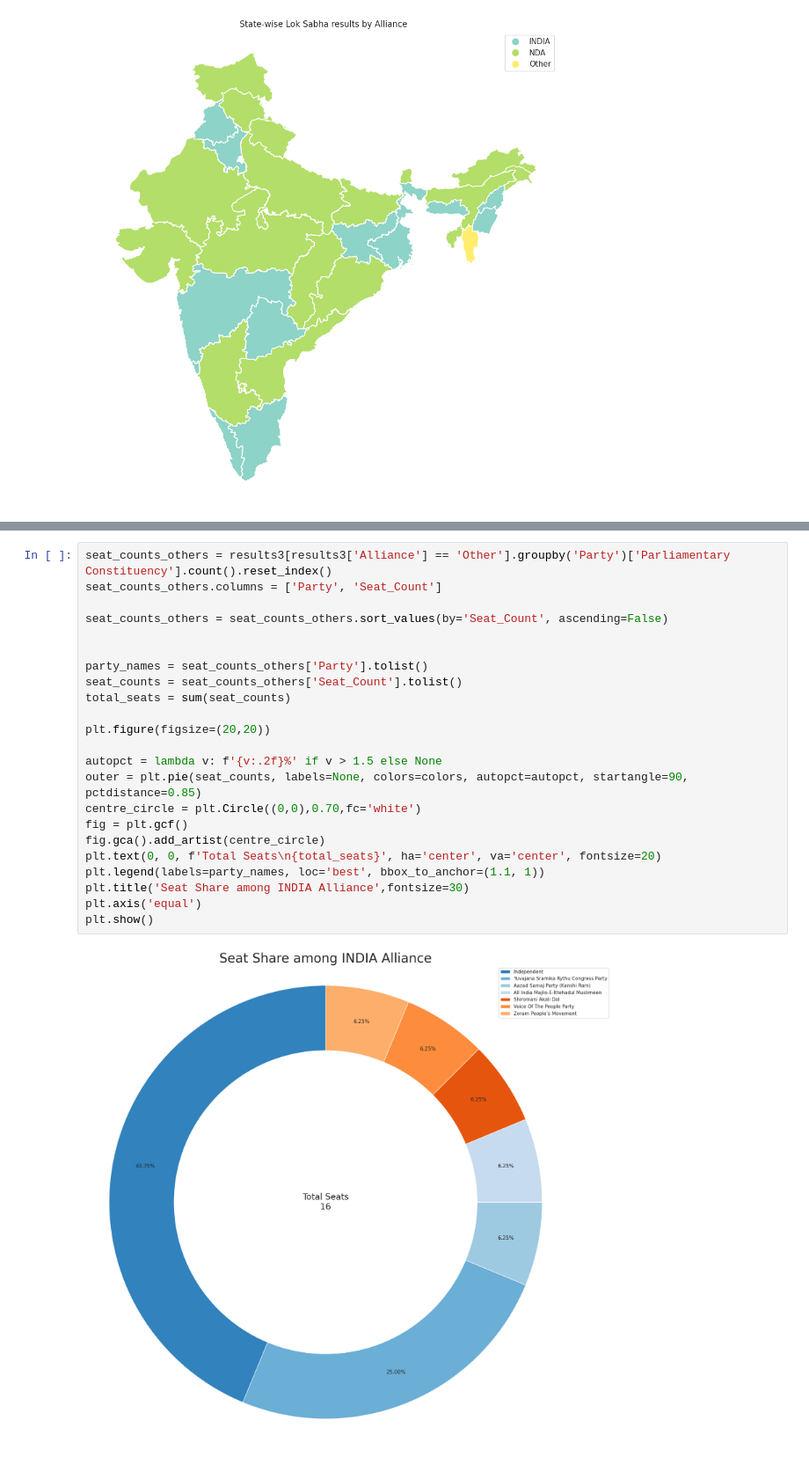
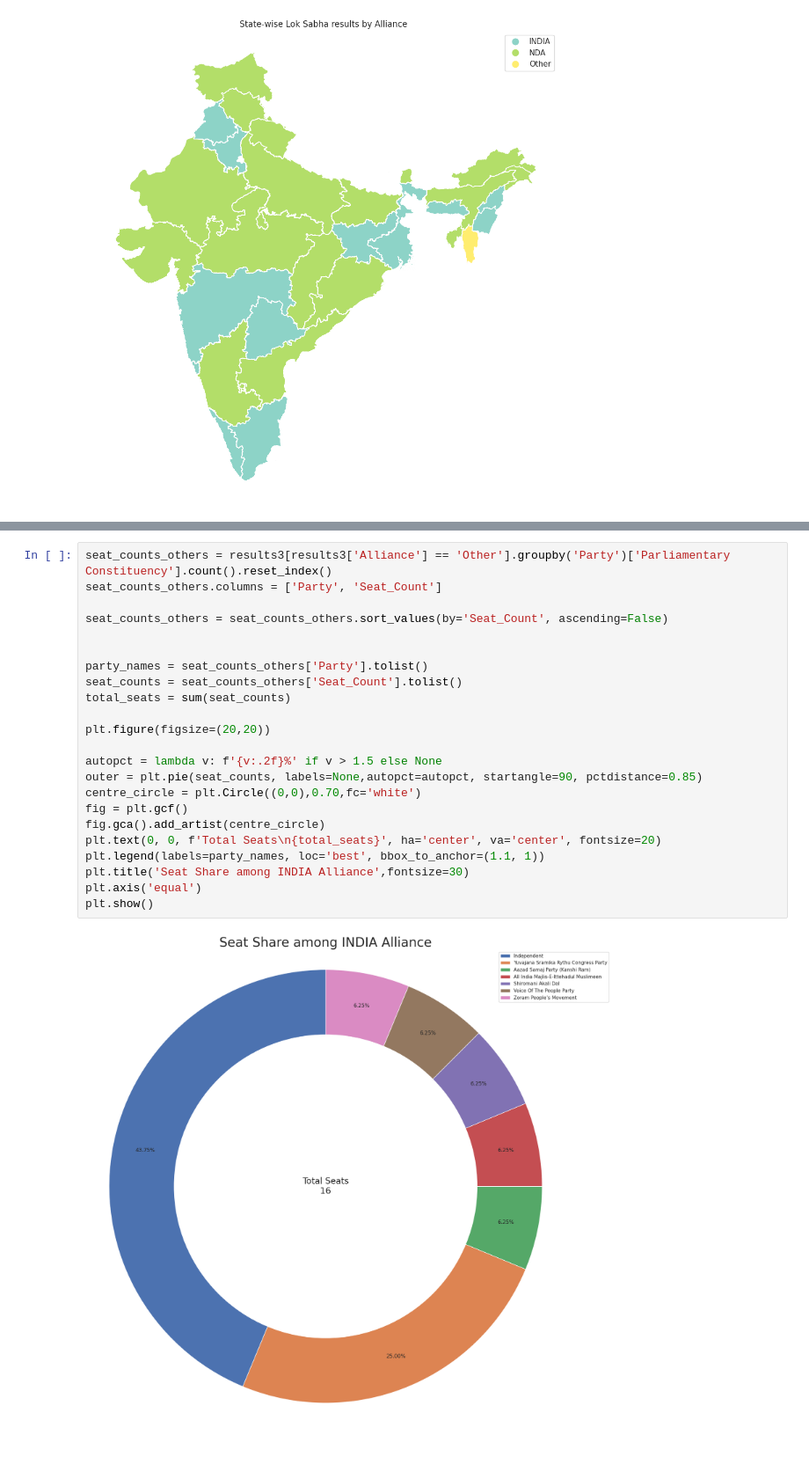
Before and after one commit to GHUB-arnav-10/LS_Results_Analysis, a Jupyter notebook: LokSabha2024_Insights.ipynb, the cells around one changed output, grey strips where cells are left out. Shown at 88% size. Cells and saved outputs as stored; diff of their text form.

```diff
--- a/LokSabha2024_Insights.ipynb
+++ b/LokSabha2024_Insights.ipynb
@@ -553,25 +555,25 @@ plt.show()
 # %%
 seat_counts_others = results3[results3['Alliance'] == 'Other'].groupby('Party')['Parliamentary Constituency'].count().reset_index()
 seat_counts_others.columns = ['Party', 'Seat_Count']
 
 seat_counts_others = seat_counts_others.sort_values(by='Seat_Count', ascending=False)
 
 
 party_names = seat_counts_others['Party'].tolist()
 seat_counts = seat_counts_others['Seat_Count'].tolist()
 total_seats = sum(seat_counts)
 
 plt.figure(figsize=(20,20))
 
 autopct = lambda v: f'{v:.2f}%' if v > 1.5 else None
-outer = plt.pie(seat_counts, labels=None, colors=colors, autopct=autopct, startangle=90, pctdistance=0.85)
+outer = plt.pie(seat_counts, labels=None,autopct=autopct, startangle=90, pctdistance=0.85)
 centre_circle = plt.Circle((0,0),0.70,fc='white')
 fig = plt.gcf()
 fig.gca().add_artist(centre_circle)
 plt.text(0, 0, f'Total Seats\n{total_seats}', ha='center', va='center', fontsize=20)
 plt.legend(labels=party_names, loc='best', bbox_to_anchor=(1.1, 1))
 plt.title('Seat Share among INDIA Alliance',fontsize=30)
 plt.axis('equal')
 plt.show()
 # %% [output]
-[figure, old version]
+[figure, new version]
```
Also changed, not shown: parts of 5 cells of this notebook.
